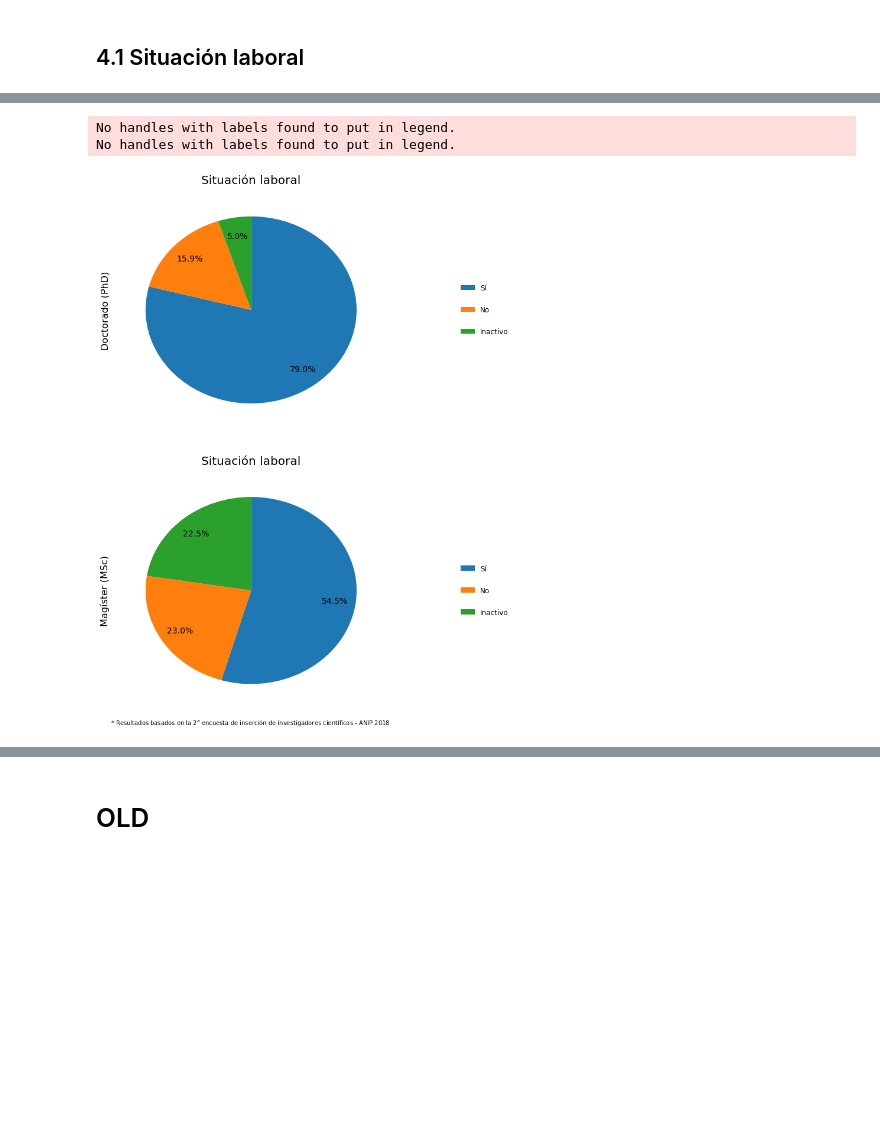
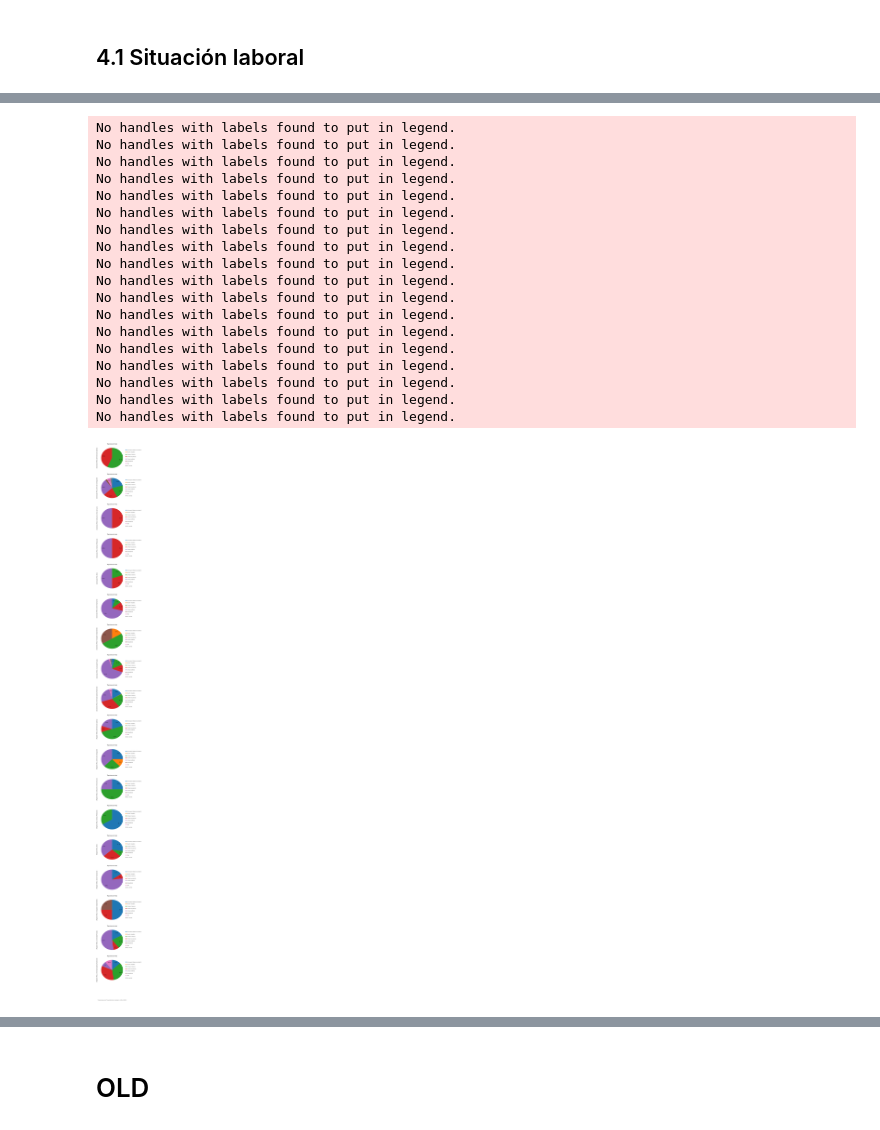
Before and after one commit to anipchile/encuesta_2018, a Jupyter notebook: notebooks/Analisis encuesta insercion 2018.ipynb, the cells around one changed output, grey strips where cells are left out. Drawn from its saved outputs; the diff is of its cells as text; code cells hidden in the pictures; blank space fills up the shorter version.

Commit message:
Agrego grafico de tipos de contratos para Universidades publicas. Distribucion de grupos etarios

```diff
--- a/notebooks/Analisis encuesta insercion 2018.ipynb
+++ b/notebooks/Analisis encuesta insercion 2018.ipynb
@@ -253,9 +308,5 @@ Agregamos la categoria inactivo al campo 'Tiene trabajo remunerado'. Es útil pa
-# %%
-encuesta_df['Tiene trabajo remunerado']=pd.Categorical(encuesta_df['Tiene trabajo remunerado'], ["Sí", "No", "Inactivo"], ordered=True)
-
-encuesta_df['Tiene trabajo remunerado'][(encuesta_df['Tiene trabajo remunerado']=='No') &
-                                        (encuesta_df['Buscando trabajo']=='No')]='Inactivo'
-
-#encuesta_df['Tiene trabajo remunerado'].cat.categories
 # %% [markdown]
 ## 4.1 Situación laboral
+# %%
+data_plot=encuesta_df.groupby('Grado académico')['Situacion laboral'].value_counts().unstack('Grado académico').sort_values(by='Doctorado (PhD)', ascending=False)
+data_plot
@@ -261,0 +344,3 @@ encuesta_df['Tiene trabajo remunerado'][(encuesta_df['Tiene trabajo remunerado']
+# %%
+data_plot=encuesta_df.groupby('Grado académico')['Sector empleo'].value_counts().unstack('Grado académico').sort_values(by='Doctorado (PhD)', ascending=False)
+data_plot
@@ -261,0 +389,3 @@ encuesta_df['Tiene trabajo remunerado'][(encuesta_df['Tiene trabajo remunerado']
+# %%
+data_plot=encuesta_df.groupby(['Grado académico','Sector empleo'])['Tipo de contrato'].value_counts().unstack(['Grado académico','Sector empleo'])#.sort_values(by='Doctorado (PhD)', ascending=False)
+data_plot
@@ -262,24 +404,42 @@ encuesta_df['Tiene trabajo remunerado'][(encuesta_df['Tiene trabajo remunerado']
 # %%
-#data_plot=encuesta_df[encuesta_df['Grado académico']=='Doctorado (PhD)']['Tiene trabajo remunerado'].value_counts()
-fig, axarr = plt.subplots(2,1, figsize=(8,16))
-data_plot=encuesta_df.groupby('Grado académico')['Tiene trabajo remunerado'].value_counts().unstack('Grado académico').sort_values(by='Doctorado (PhD)', ascending=False)
+n_row=int(len(data_plot.columns))
+n_col=1
 
-data_plot.plot(kind='pie', ax=axarr, autopct='%.1f%%', labels=['']*len(data_plot.index),
+fig, axarr = plt.subplots(n_row,n_col, figsize=(8*n_col,(8+1)*n_row))
+data_plot.plot(kind='pie', ax=axarr,
+               autopct=autopct_generator(3), labels=['']*len(data_plot.index),
                pctdistance=0.8, labeldistance=1.2,
                startangle=90, counterclock=False,
                fontsize=14, subplots=True)
 
-for ax in axarr:
-    ax.set_title('Situación laboral', fontsize=20)
+#ax. title('Sector de empleo principal', fontsize=20)
+for ax in axarr.reshape(-1):
+    ax.set_title('Tipo de contrato', fontsize=20)
     ax.legend(labels=data_plot.index, loc='center right',
-               bbox_to_anchor=(1.5,0.5), labelspacing=2,
+               bbox_to_anchor=(1.6,0.5), labelspacing=2,
                frameon=False)
 
 plt.figtext(0.1, 0.1, '* Resultados basados en la $2^{a}$ encuesta de inserción de investigadores científicos - ANIP 2018', horizontalalignment='left')
 
-plt.savefig('figures/figura_1_situacion_laboral.jpg', bbox_inches='tight')
-plt.savefig('figures/figura_1_situacion_laboral.pdf', bbox_inches='tight')
+plt.savefig('figures/figura_3_tipo_de_contrato.jpg', bbox_inches='tight')
+plt.savefig('figures/figura_3_tipo_de_contrato.pdf', bbox_inches='tight')
 # %% [output]
 No handles with labels found to put in legend.
 No handles with labels found to put in legend.
+No handles with labels found to put in legend.
+No handles with labels found to put in legend.
+No handles with labels found to put in legend.
+No handles with labels found to put in legend.
+No handles with labels found to put in legend.
+No handles with labels found to put in legend.
+No handles with labels found to put in legend.
+No handles with labels found to put in legend.
+No handles with labels found to put in legend.
+No handles with labels found to put in legend.
+No handles with labels found to put in legend.
+No handles with labels found to put in legend.
+No handles with labels found to put in legend.
+No handles with labels found to put in legend.
+No handles with labels found to put in legend.
+No handles with labels found to put in legend.
-[figure, old version]
+[figure, new version]
```
Also changed, not shown: parts of 31 cells of this notebook, 14 other files.
